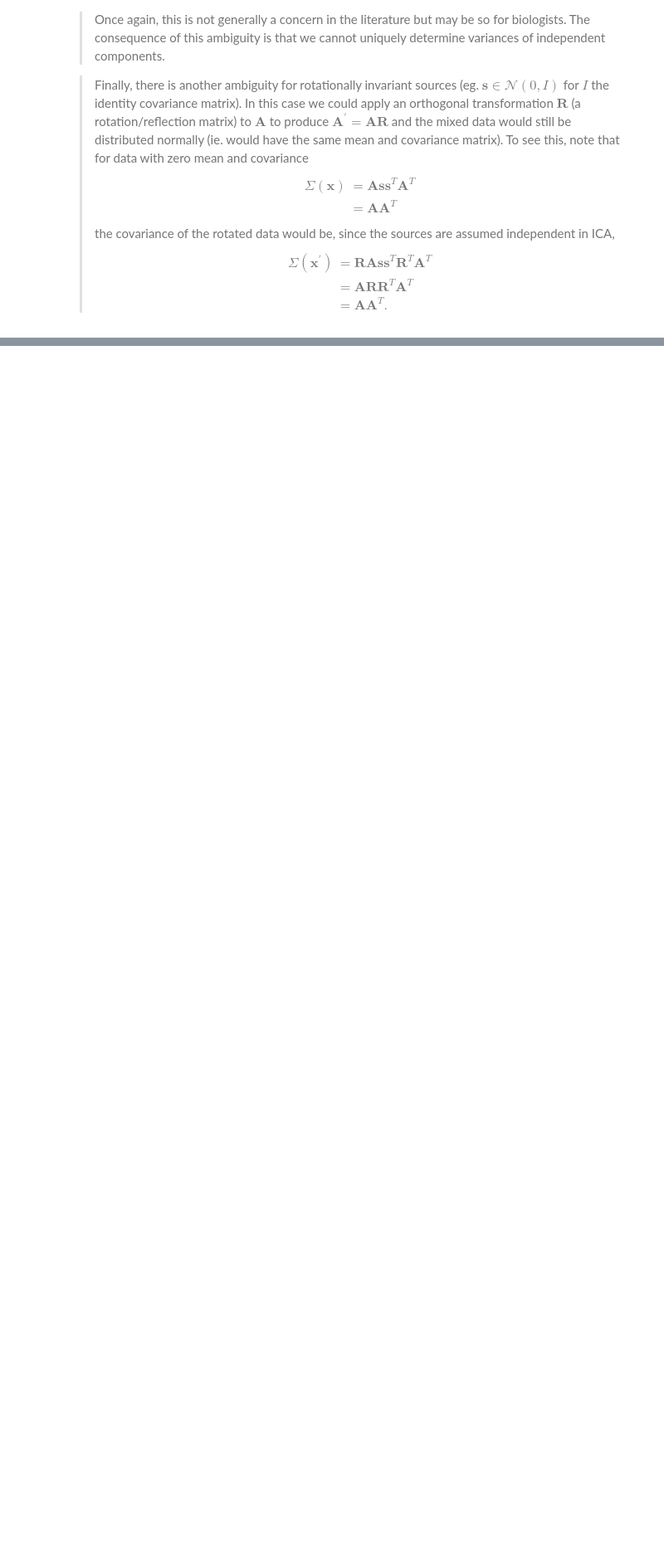
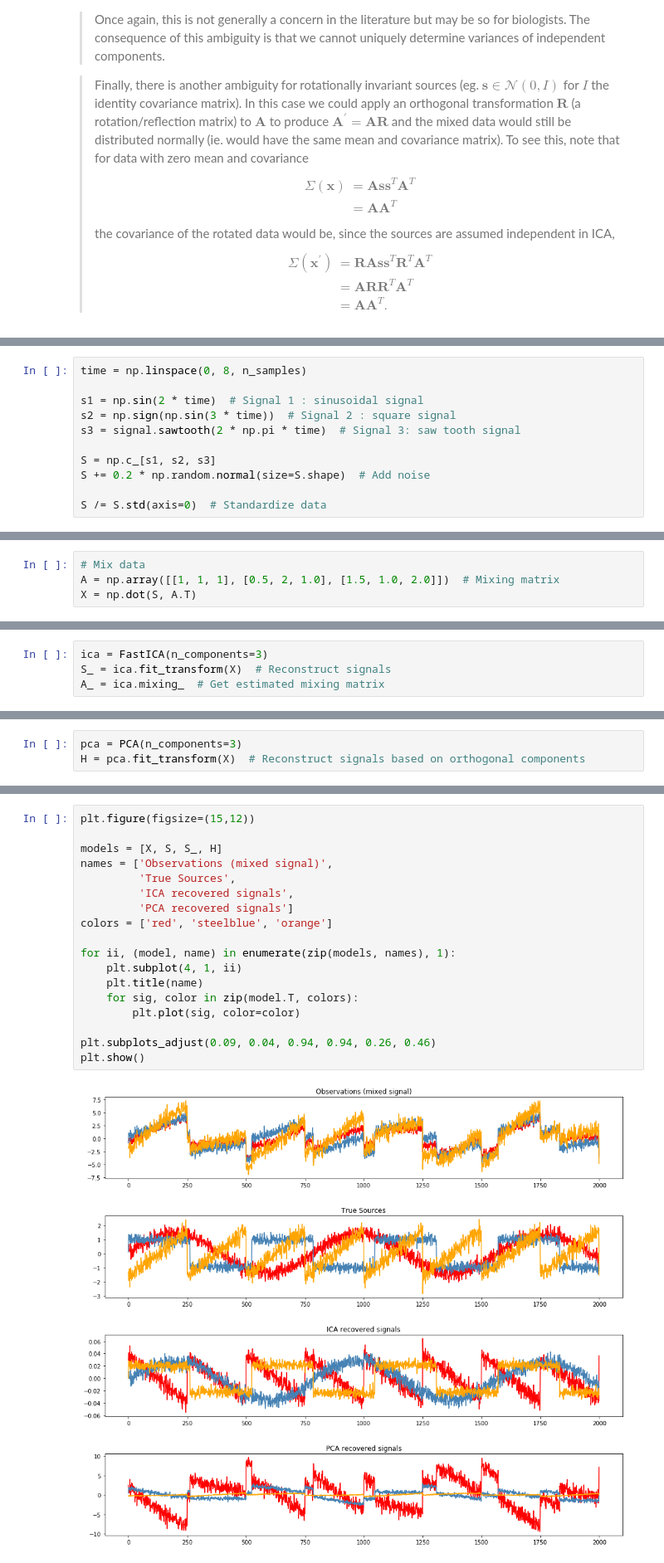
Before and after one commit to hlml-toronto/machinelearning, a Jupyter notebook: guides/ICA.ipynb, the cells around one changed output, grey strips where cells are left out. Shown: that part at 83% size. Drawn from its saved outputs; the diff is of its cells as text; blank space fills up the shorter version.

```diff
--- a/guides/ICA.ipynb
+++ b/guides/ICA.ipynb
@@ -75,0 +104,11 @@ While this may seem a bit ridiculous, in practice it seems to work well and it c
+# %%
+time = np.linspace(0, 8, n_samples)
+
+s1 = np.sin(2 * time)  # Signal 1 : sinusoidal signal
+s2 = np.sign(np.sin(3 * time))  # Signal 2 : square signal
+s3 = signal.sawtooth(2 * np.pi * time)  # Signal 3: saw tooth signal
+
+S = np.c_[s1, s2, s3]
+S += 0.2 * np.random.normal(size=S.shape)  # Add noise
+
+S /= S.std(axis=0)  # Standardize data
@@ -75,0 +117,4 @@ While this may seem a bit ridiculous, in practice it seems to work well and it c
+# %%
+# Mix data
+A = np.array([[1, 1, 1], [0.5, 2, 1.0], [1.5, 1.0, 2.0]])  # Mixing matrix
+X = np.dot(S, A.T)
@@ -75,0 +123,4 @@ While this may seem a bit ridiculous, in practice it seems to work well and it c
+# %%
+ica = FastICA(n_components=3)
+S_ = ica.fit_transform(X)  # Reconstruct signals
+A_ = ica.mixing_  # Get estimated mixing matrix
@@ -75,0 +133,3 @@ While this may seem a bit ridiculous, in practice it seems to work well and it c
+# %%
+pca = PCA(n_components=3)
+H = pca.fit_transform(X)  # Reconstruct signals based on orthogonal components
@@ -75,0 +138,20 @@ While this may seem a bit ridiculous, in practice it seems to work well and it c
+# %%
+plt.figure(figsize=(15,12))
+
+models = [X, S, S_, H]
+names = ['Observations (mixed signal)',
+         'True Sources',
+         'ICA recovered signals',
+         'PCA recovered signals']
+colors = ['red', 'steelblue', 'orange']
+
+for ii, (model, name) in enumerate(zip(models, names), 1):
+    plt.subplot(4, 1, ii)
+    plt.title(name)
+    for sig, color in zip(model.T, colors):
+        plt.plot(sig, color=color)
+
+plt.subplots_adjust(0.09, 0.04, 0.94, 0.94, 0.26, 0.46)
+plt.show()
+# %% [output]
+[figure, added]
```
Also changed, not shown: parts of 12 cells of this notebook.
